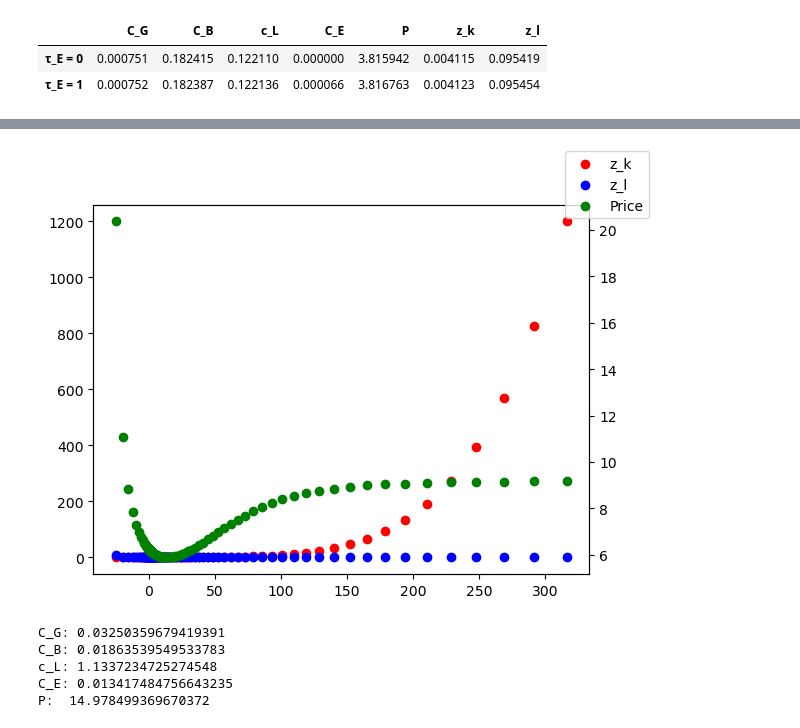
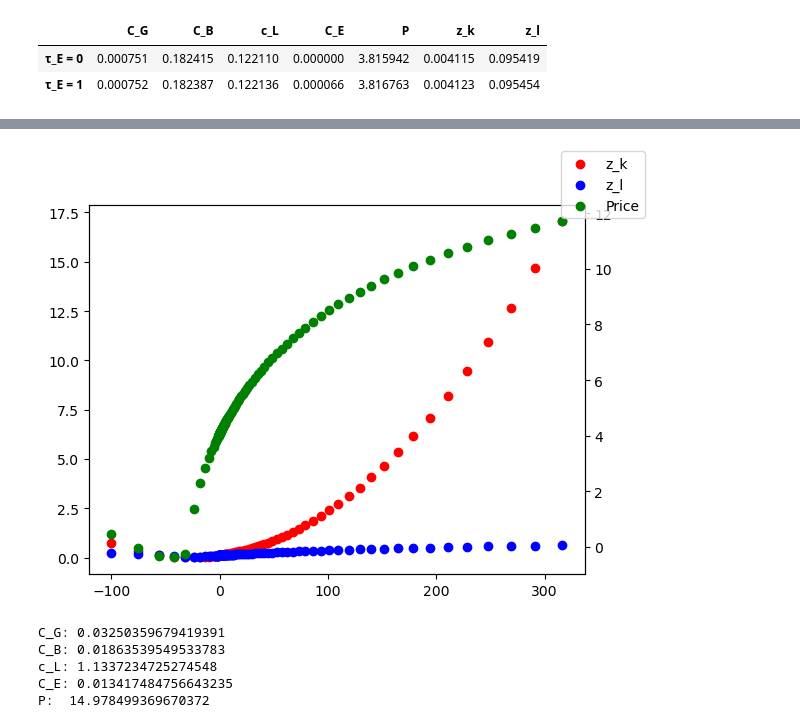
Before and after one commit to mortezaaghajanzadeh/Resource-Reallocation, a Jupyter notebook: code/test.ipynb, the cells around one changed output, grey strips where cells are left out. Saved outputs shown, nothing was run; the diff lists cells and outputs as text; code cells hidden in the pictures.

```diff
--- a/code/test.ipynb
+++ b/code/test.ipynb
@@ -146,7 +161,7 @@ def gen_df(params,τ_E):
     return df
 parameters = {
     'β': 0.6,
-    'γ':5,
+    'γ':2,
     'α': 0.25,
     'A_hat': 0.1,
     'A_tilde': 0.018,
@@ -250,36 +248,36 @@ params
 def price_test(input_0,τ_E):
     z_k = function_z_k(input_0['α'],input_0['γ'],input_0['r_b'], input_0['green_premium'],τ_E,input_0['A_tilde'])
     z_l = function_z_l(z_k,input_0['β'],input_0['α'],input_0['γ'],input_0['w'],input_0['green_premium'],input_0['r_b'])
     p = function_price(input_0['A_tilde'],input_0['A_hat'],input_0['α'],input_0['γ'],z_l,z_k,input_0['β'],input_0['w'],input_0['green_premium'],input_0['r_b'],input_0['σ'],τ_E)
     return p,z_k,z_l
 # print()
-params_0 = params.copy()
+params_0 = parameters.copy()
 params_0['σ'] = 5
 # params_0['γ'] = 1100
 x_test = []
 y_test = []
 k_test = []
 l_test = []
 import matplotlib.pyplot as plt
 
-for i in np.append(np.logspace(-1,2.5,100), -np.logspace(-1,1.5,25)):
+for i in np.append(np.logspace(-1,2.5,100), -np.logspace(-1,2,25)):
     p,z_k,z_l = price_test(params_0,i*1e2)
     if ~np.isnan(p):
         x_test.append(i)
         y_test.append(p)
         k_test.append(z_k)
         l_test.append(z_l)
 #
 fig, ax1 = plt.subplots()
 
 ax1.scatter( x_test,k_test,color='r',label=False)
 ax1.scatter( x_test,l_test,color='b',label=False)
 ax2 = ax1.twinx()
 ax2.scatter( x_test,y_test,color='g',label=False)
 fig.legend(['z_k','z_l','Price'])
 plt.show()
 # %% [output]
-[figure, old version]
+[figure, new version]
 # %%
 def test_func(params_0):
     z_k = function_z_k(params_0['α'],params_0['γ'],params_0['r_b'], params_0['green_premium'],params_0['τ_E'],params_0['A_tilde'])
```
Also changed, not shown: parts of 5 cells of this notebook, 3 other files.
